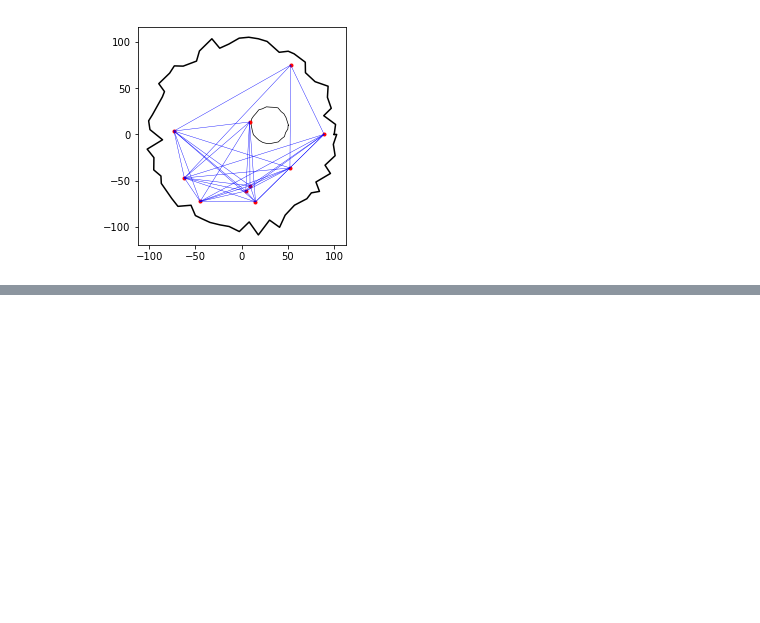
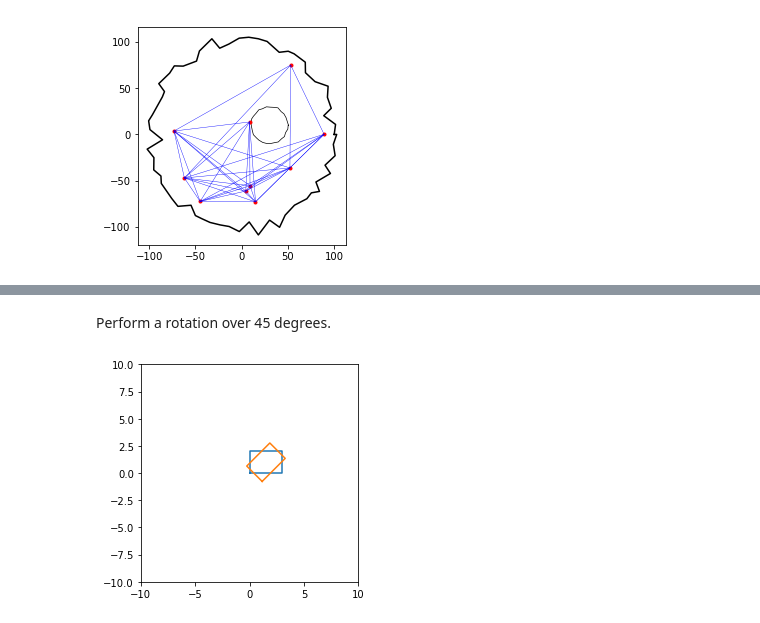
Before and after one commit to gjbex/training-material, a Jupyter notebook: Python/Gis/gis.ipynb, the cells around one changed output, grey strips where cells are left out. Cells and saved outputs as stored; diff of their text form; code cells hidden in the pictures; blank space fills up the shorter version.

```diff
--- a/Python/Gis/gis.ipynb
+++ b/Python/Gis/gis.ipynb
@@ -366,0 +395,6 @@ plot_country(country, cities, roads)
+# %% [markdown]
+Perform a rotation over 45 degrees.
+# %%
+plot_polygons(rectangle, affinity.rotate(rectangle, 45))
+# %% [output]
+[figure, added]
```
Also changed, not shown: parts of 15 cells of this notebook.
